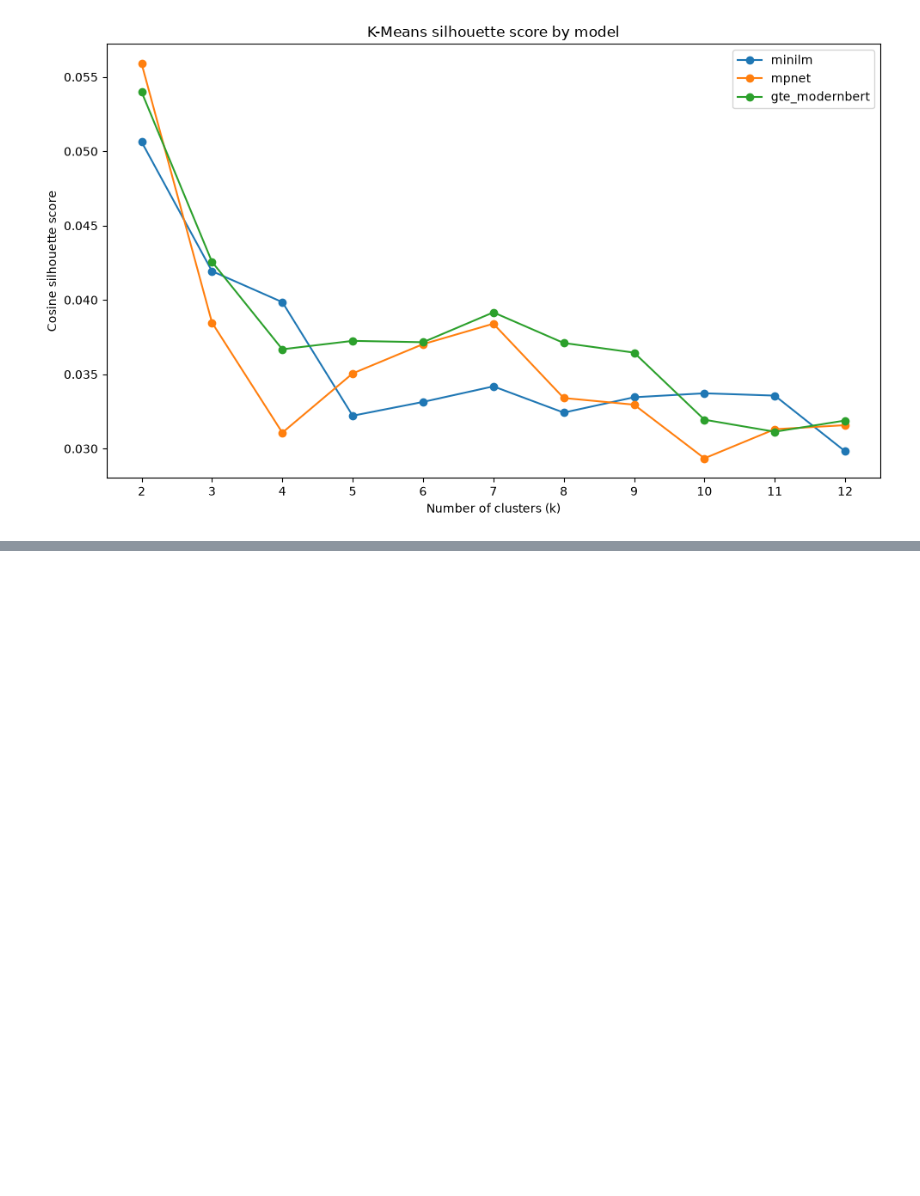
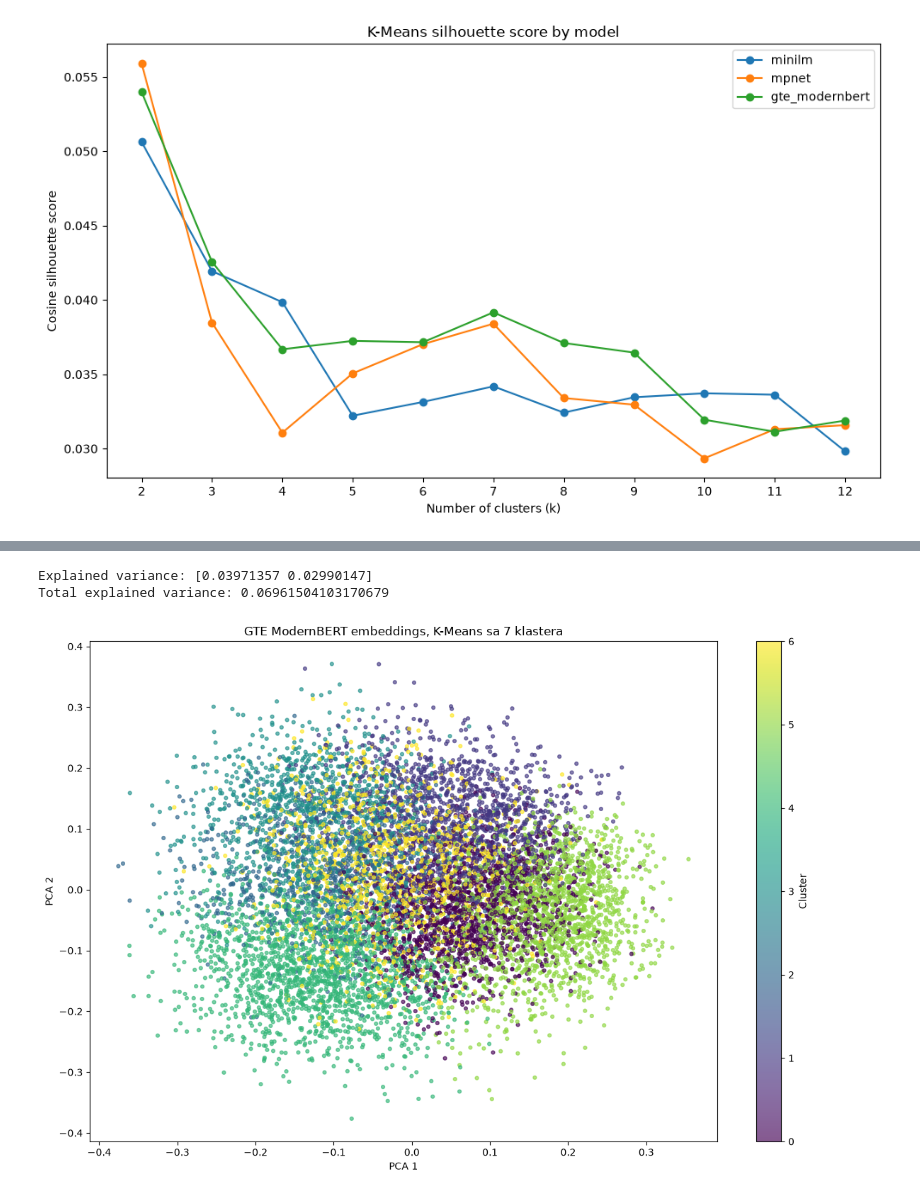
Before and after one commit to nikolabakic/IMDB_WEEK1_SIX, a Jupyter notebook: movie-embeddings-project/netebook4.ipynb, the cells around one changed output, grey strips where cells are left out. Cells and saved outputs as stored; diff of their text form; code cells hidden in the pictures; blank space fills up the shorter version.

Commit message:
showing movie embeddings and clustering results in a 2D PCA space, with representative movies highlighted.

```diff
--- a/movie-embeddings-project/netebook4.ipynb
+++ b/movie-embeddings-project/netebook4.ipynb
@@ -495,0 +687,64 @@ plt.show()
+# %%
+import matplotlib.pyplot as plt
+import numpy as np
+import pandas as pd
+
+from sklearn.decomposition import PCA
+from sklearn.preprocessing import normalize
+
+
+# GTE embeddingi
+x_gte = normalize(
+    embeddings["gte_modernbert"],
+    norm="l2",
+    axis=1,
+)
+
+# PCA redukcija na 2 dimenzije samo za vizualizaciju
+pca_2d = PCA(
+    n_components=2,
+    random_state=42,
+)
+
+gte_pca_2d = pca_2d.fit_transform(x_gte)
+
+plot_df = pd.DataFrame(
+    {
+        "pca_1": gte_pca_2d[:, 0],
+        "pca_2": gte_pca_2d[:, 1],
+        "cluster": gte_labels_7,
+        "title": movies_df["title"].to_numpy(),
+        "overview": movies_df["overview"].to_numpy(),
+    }
+)
+
+print(
+    "Explained variance:",
+    pca_2d.explained_variance_ratio_,
+)
+
+print(
+    "Total explained variance:",
+    pca_2d.explained_variance_ratio_.sum(),
+)
+
+plt.figure(figsize=(12, 8))
+
+scatter = plt.scatter(
+    plot_df["pca_1"],
+    plot_df["pca_2"],
+    c=plot_df["cluster"],
+    s=12,
+    alpha=0.65,
+)
+
+plt.colorbar(scatter, label="Cluster")
+plt.title("GTE ModernBERT embeddings, K-Means sa 7 klastera")
+plt.xlabel("PCA 1")
+plt.ylabel("PCA 2")
+plt.tight_layout()
+plt.show()
+# %% [output]
+Explained variance: [0.03971357 0.02990147]
+Total explained variance: 0.06961504103170679
+[figure, added]
```
Also changed, not shown: parts of 8 cells of this notebook, 1 other file.
